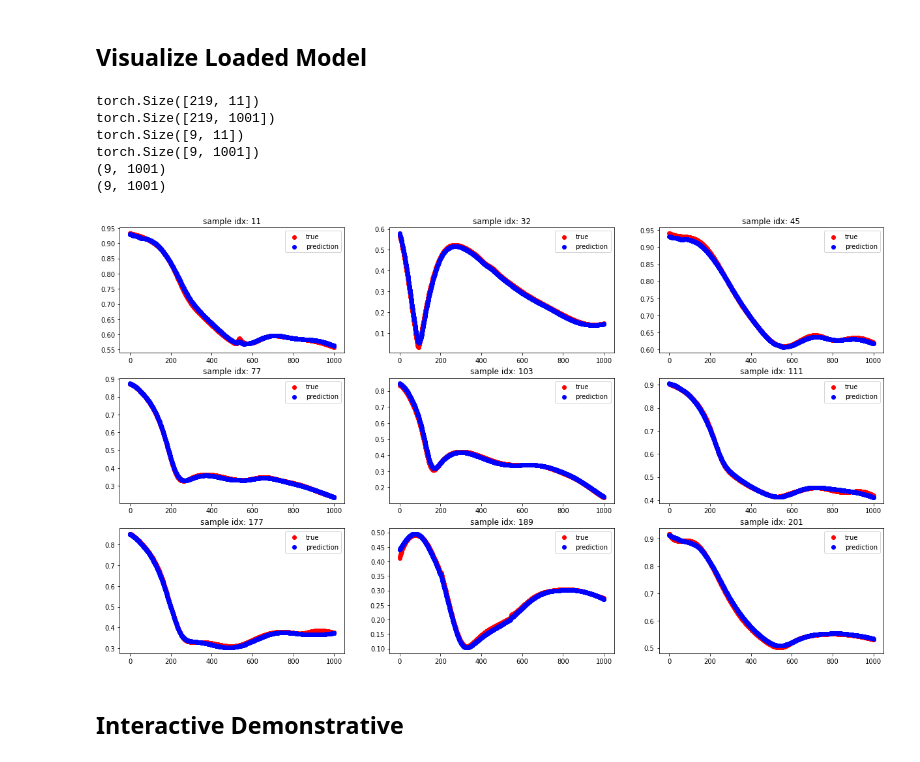
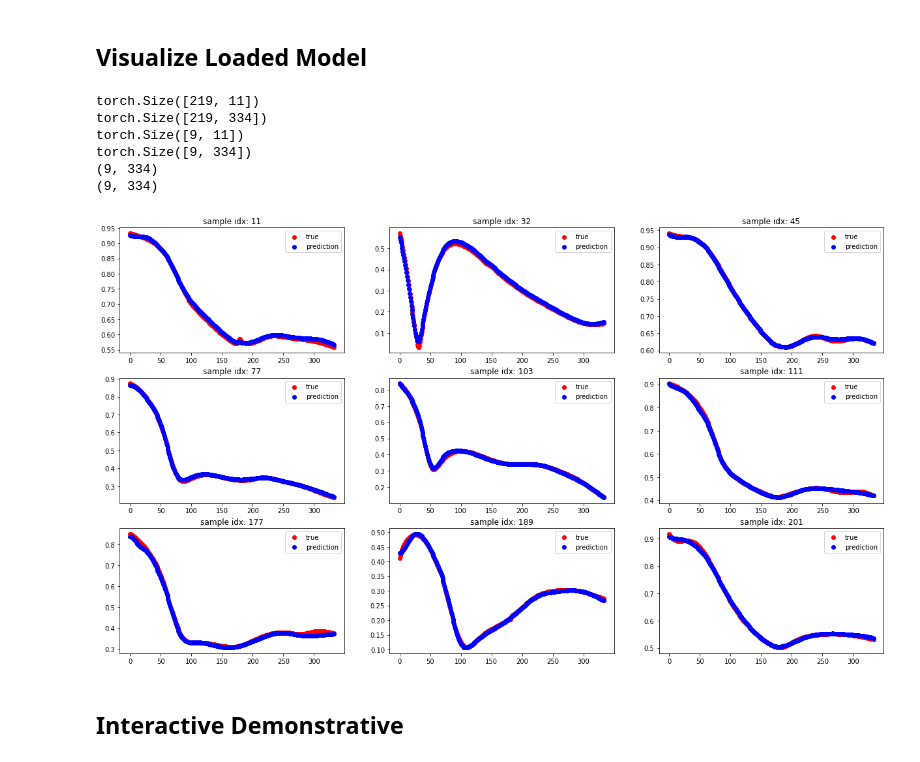
Before and after one commit to GuoyaoShen/DiatomDL, a Jupyter notebook: main_v_1_2.ipynb, the cells around one changed output. Saved outputs shown, nothing was run; the diff lists cells and outputs as text; code cells hidden in the pictures.

```diff
--- a/main_v_1_2.ipynb
+++ b/main_v_1_2.ipynb
@@ -40,6 +40,14 @@ param = data['param']
 spectra_R = data['R'][...,1]
 spectra_T = data['T'][...,1]
 
+# select param, reduce spectra dim
+# idx_pick_param = [1,3,5,6,7,8,9]
+# param = param[...,idx_pick_param]
+# inverse_param = 1./param
+# param = np.concatenate((param,inverse_param), axis=1)
+spectra_R = spectra_R[...,::3]
+spectra_T = spectra_T[...,::3]
+
 # param_inverse = 1/param
 # param = np.concatenate((param,param_inverse), axis=1)
 
@@ -357,37 +405,37 @@ cuda:0
 # %%
 idx_test = [11,32,45,77,103,111,177,189,201]
 print(tensor_x.shape)
 print(tensor_y.shape)
 
 X_test = tensor_x[idx_test,:]
 y_test = tensor_y[idx_test,:]
 print(X_test.shape)
 print(y_test.shape)
 
 X_test = X_test.to(device)
 y_test_pred = net_dense(X_test)
 
 y_test_np = y_test.cpu().detach().numpy()
 y_test_pred_np = y_test_pred.cpu().detach().numpy()
 print(y_test_np.shape)
 print(y_test_pred_np.shape)
 
 
 plt.figure(1, figsize=(21,12))
 for idx_fig in range(9):
     plt.subplot(3, 3, idx_fig+1)
-    plt.scatter(np.arange(1001), y_test_np[idx_fig,...], c='r')
-    plt.scatter(np.arange(1001), y_test_pred_np[idx_fig,...], c='b')
+    plt.scatter(np.arange(y_test_np.shape[1]), y_test_np[idx_fig,...], c='r')
+    plt.scatter(np.arange(y_test_pred_np.shape[1]), y_test_pred_np[idx_fig,...], c='b')
     plt.legend(('true', 'prediction'))
     plt.title('sample idx: '+str(idx_test[idx_fig]))
 # %% [output]
 torch.Size([219, 11])
-torch.Size([219, 1001])
+torch.Size([219, 334])
 torch.Size([9, 11])
-torch.Size([9, 1001])
-(9, 1001)
-(9, 1001)
+torch.Size([9, 334])
+(9, 334)
+(9, 334)
-[figure, old version]
+[figure, new version]
 # %% [markdown]
 ## Interactive Demonstrative
 # %%
```
Also changed, not shown: parts of 14 cells of this notebook.
